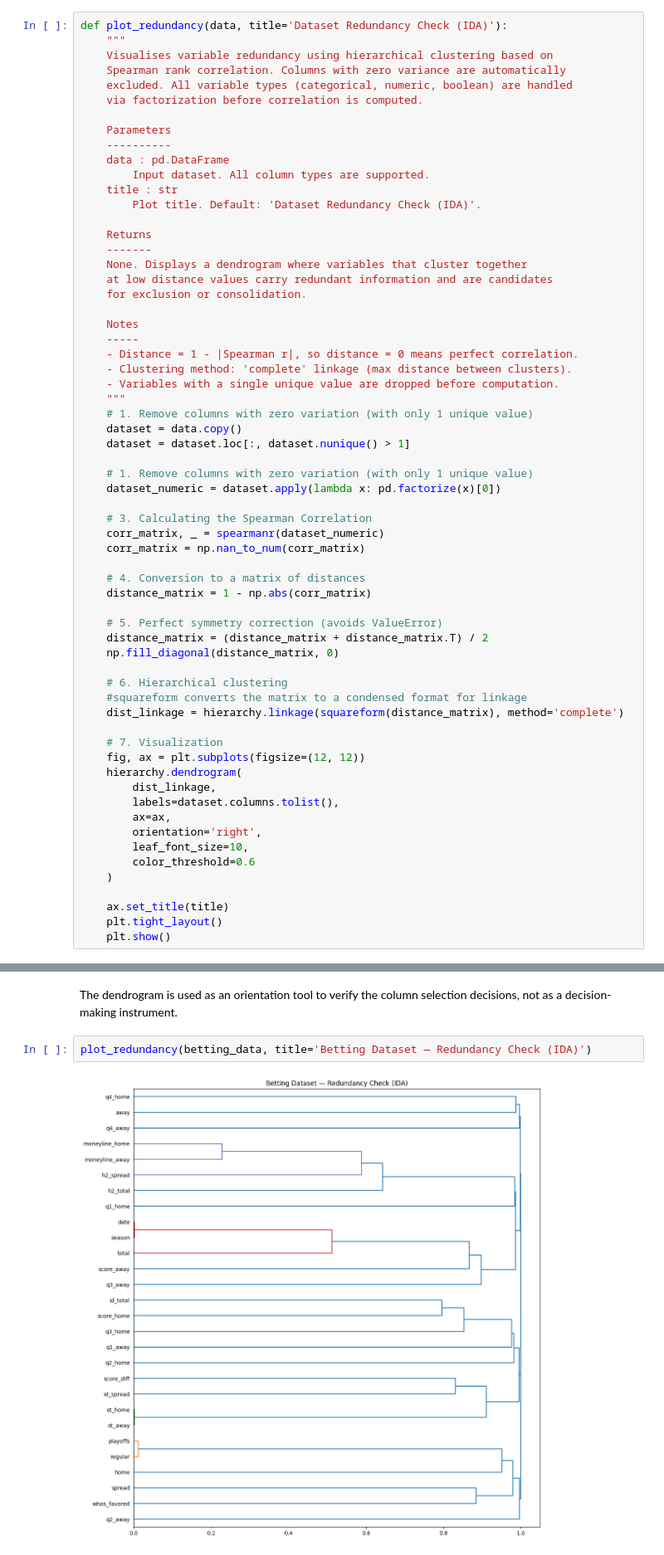
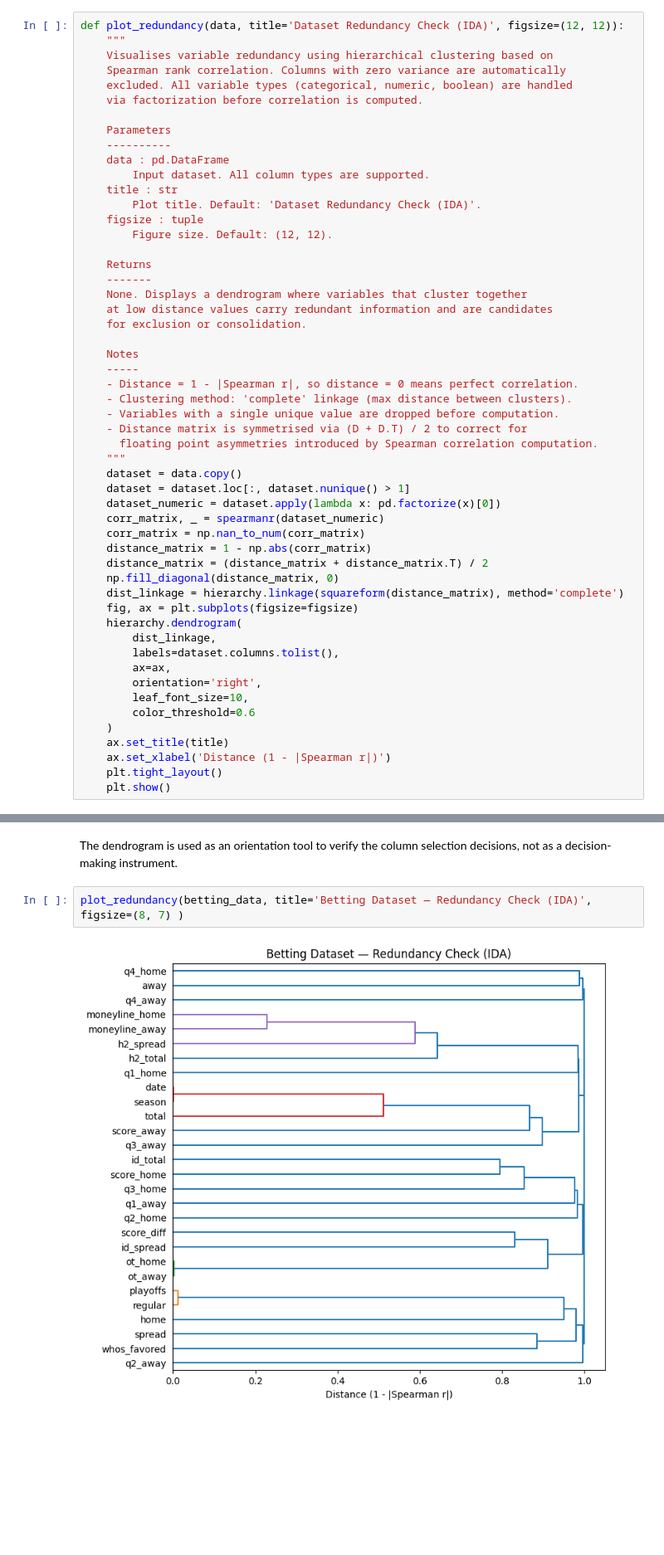
Before and after one commit to RoumenNikolov/decision-bias-study, a Jupyter notebook: bias_analysis.ipynb, the cells around one changed output, grey strips where cells are left out. Shown at 83% size. Cells and saved outputs as stored; diff of their text form; blank space fills up the shorter version.

```diff
--- a/bias_analysis.ipynb
+++ b/bias_analysis.ipynb
@@ -43,7 +43,7 @@ def cardinality_check(data, width=25):
         sample = sorted([str(v) for v in vals if str(v) != 'nan'])[:4]
         print(f"  {col:<{width-2}} {n:>6}  {dtype:<10}  {sample}")
 # %%
-def plot_redundancy(data, title='Dataset Redundancy Check (IDA)'):
+def plot_redundancy(data, title='Dataset Redundancy Check (IDA)', figsize=(12, 12)):
     """
     Visualises variable redundancy using hierarchical clustering based on
     Spearman rank correlation. Columns with zero variance are automatically
@@ -56,6 +56,8 @@ def plot_redundancy(data, title='Dataset Redundancy Check (IDA)'):
         Input dataset. All column types are supported.
     title : str
         Plot title. Default: 'Dataset Redundancy Check (IDA)'.
+    figsize : tuple
+        Figure size. Default: (12, 12).
 
     Returns
     -------
@@ -68,31 +70,19 @@ def plot_redundancy(data, title='Dataset Redundancy Check (IDA)'):
     - Distance = 1 - |Spearman r|, so distance = 0 means perfect correlation.
     - Clustering method: 'complete' linkage (max distance between clusters).
     - Variables with a single unique value are dropped before computation.
+    - Distance matrix is symmetrised via (D + D.T) / 2 to correct for
+      floating point asymmetries introduced by Spearman correlation computation.
     """
-    # 1. Remove columns with zero variation (with only 1 unique value)
     dataset = data.copy()
     dataset = dataset.loc[:, dataset.nunique() > 1]
-
-    # 1. Remove columns with zero variation (with only 1 unique value)
     dataset_numeric = dataset.apply(lambda x: pd.factorize(x)[0])
-
-    # 3. Calculating the Spearman Correlation
     corr_matrix, _ = spearmanr(dataset_numeric)
     corr_matrix = np.nan_to_num(corr_matrix)
-
-    # 4. Conversion to a matrix of distances
     distance_matrix = 1 - np.abs(corr_matrix)
-
-    # 5. Perfect symmetry correction (avoids ValueError)
     distance_matrix = (distance_matrix + distance_matrix.T) / 2
     np.fill_diagonal(distance_matrix, 0)
-
-    # 6. Hierarchical clustering
-    #squareform converts the matrix to a condensed format for linkage
     dist_linkage = hierarchy.linkage(squareform(distance_matrix), method='complete')
-
-    # 7. Visualization
-    fig, ax = plt.subplots(figsize=(12, 12))
+    fig, ax = plt.subplots(figsize=figsize)
     hierarchy.dendrogram(
         dist_linkage,
         labels=dataset.columns.tolist(),
@@ -101,8 +91,8 @@ def plot_redundancy(data, title='Dataset Redundancy Check (IDA)'):
         leaf_font_size=10,
         color_threshold=0.6
     )
-
     ax.set_title(title)
+    ax.set_xlabel('Distance (1 - |Spearman r|)')
     plt.tight_layout()
     plt.show()
 # %% [markdown]
@@ -1830,7 +1857,7 @@ The following columns are excluded based on the IDA findings above. `regular` is
 # %% [markdown]
 The dendrogram is used as an orientation tool to verify the column selection decisions, not as a decision-making instrument.
 # %%
-plot_redundancy(betting_data, title='Betting Dataset — Redundancy Check (IDA)')
+plot_redundancy(betting_data, title='Betting Dataset — Redundancy Check (IDA)',  figsize=(8, 7) )
 # %% [output]
-[figure, old version]
+[figure, new version]
 # %% [markdown]
```
Also changed, not shown: parts of 58 cells of this notebook, 2 other files.
